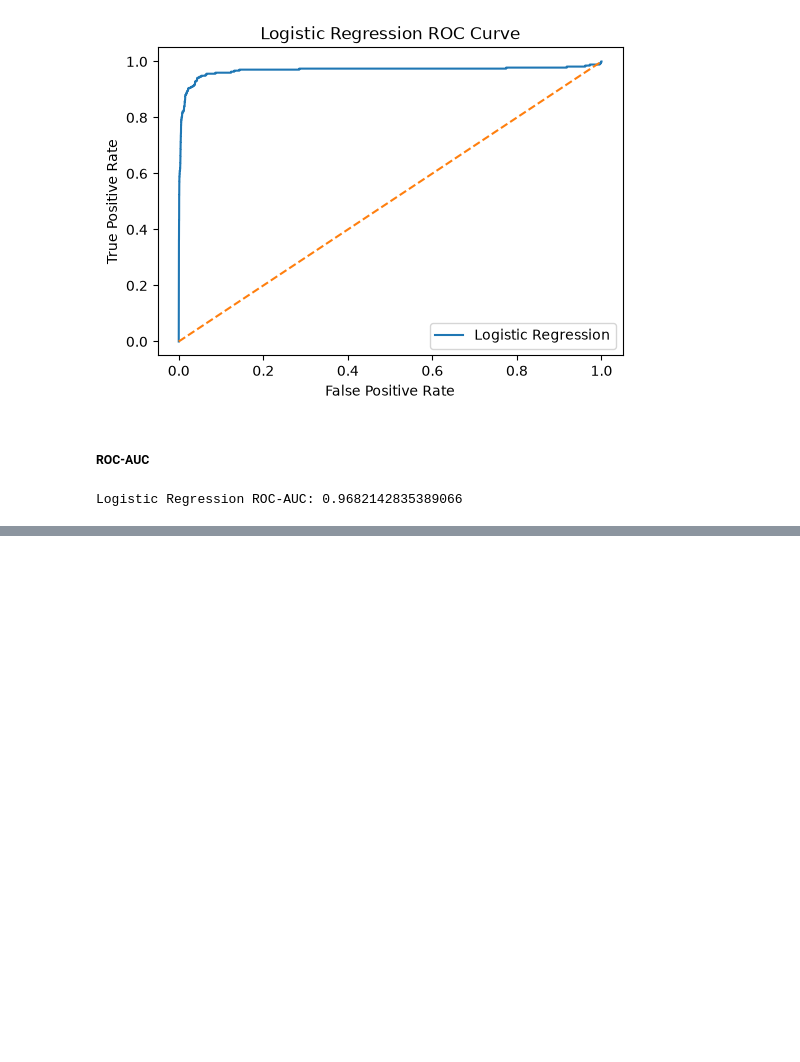
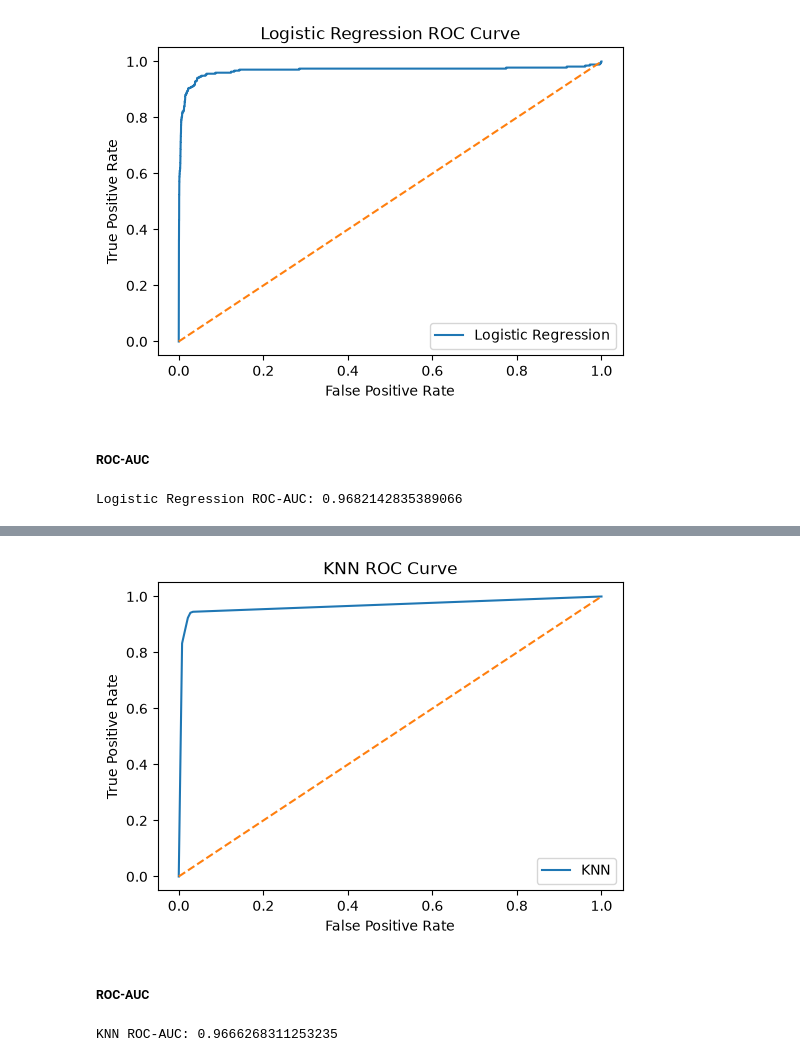
Before and after one commit to Rupesh-Mane/air-pressure-system-failure-prediction, a Jupyter notebook: notebooks/05_model_evaluation.ipynb, the cells around one changed output, grey strips where cells are left out. Cells and saved outputs as stored; diff of their text form; code cells hidden in the pictures; blank space fills up the shorter version.

```diff
--- a/notebooks/05_model_evaluation.ipynb
+++ b/notebooks/05_model_evaluation.ipynb
@@ -187,0 +266,33 @@ Logistic Regression ROC-AUC: 0.9682142835389066
+# %%
+plt.figure(figsize=(6, 4))
+
+plt.plot(
+    knn_fpr,
+    knn_tpr,
+    label="KNN"
+)
+
+plt.plot(
+    [0, 1],
+    [0, 1],
+    linestyle="--"
+)
+
+plt.xlabel("False Positive Rate")
+plt.ylabel("True Positive Rate")
+
+plt.title("KNN ROC Curve")
+
+plt.legend()
+
+plt.show()
+# %% [output]
+[figure, added]
+# %% [markdown]
+##### ROC-AUC
+# %%
+knn_roc_auc = roc_auc_score(y_test,knn_probability)
+
+print("KNN ROC-AUC:", knn_roc_auc)
+# %% [output]
+KNN ROC-AUC: 0.9666268311253235
```
Also changed, not shown: parts of 19 cells of this notebook.
